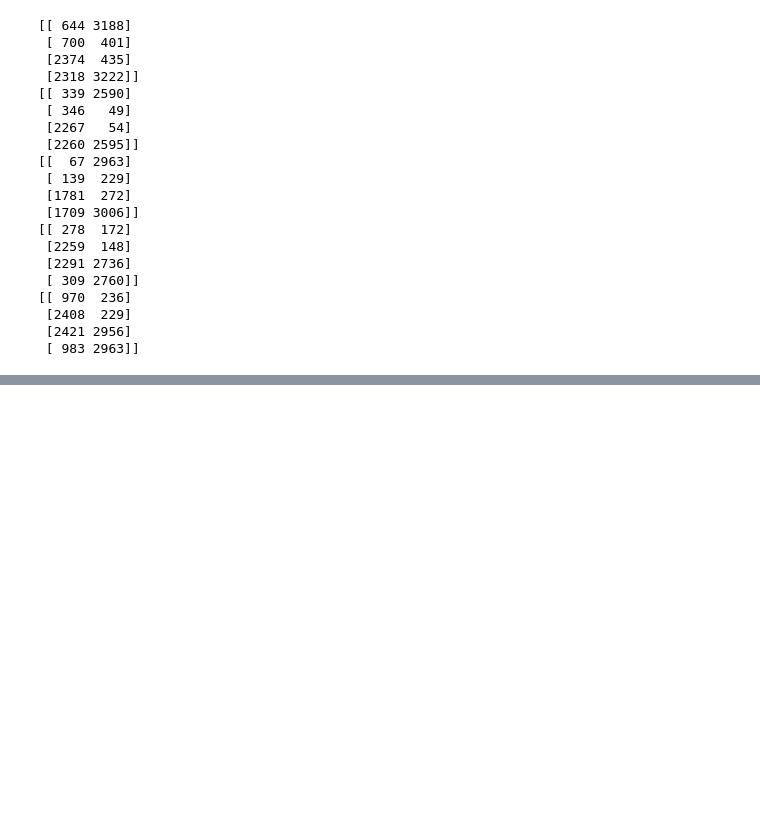
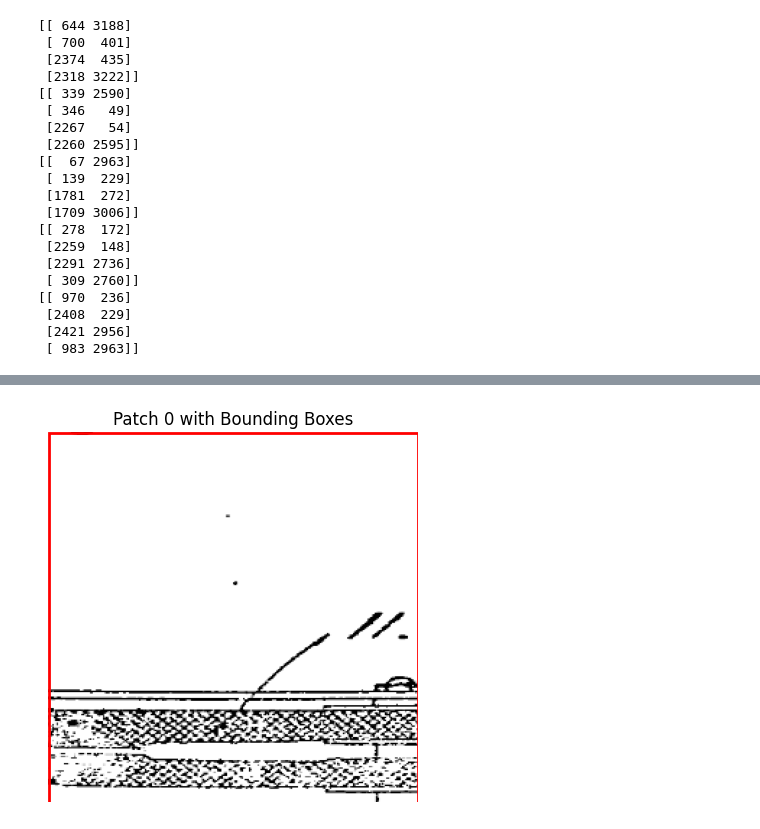
Before and after one commit to hadiyahya11/patent_seg, a Jupyter notebook: 2phases.ipynb, the cells around one changed output, grey strips where cells are left out. Cells and saved outputs as stored; diff of their text form; code cells hidden in the pictures; blank space fills up the shorter version.

```diff
--- a/2phases.ipynb
+++ b/2phases.ipynb
@@ -395,3 +1348,10 @@ for i in gb[:10]:
     cv2.imshow("Hough Lines", clipped_image)
     cv2.waitKey(0)
     cv2.destroyAllWindows()
+# %%
+gb = []
+for i in os.listdir('./preprocessed_imgs/'):
+    if i.__contains__('GB'):
+
+        gb.append(i)
+gb
@@ -397,0 +1451,15 @@ for i in gb[:10]:
+# %%
+# Directory paths
+image_dir = "dataset-dev/plates_png"  # Replace with the directory where your images are stored
+output_patch_dir = "output_patches"  # Where you want to save the image patches
+
+# Create directory to save patches if it doesn't exist
+if not os.path.exists(output_patch_dir):
+    os.makedirs(output_patch_dir)
+
+csv_file_path = 'model_data.csv'  # Replace with your CSV file path
+data = pd.read_csv(csv_file_path)
+
+
+images_names = set(data['image'])
+images_names = list(images_names)
@@ -397,0 +1641,20 @@ for i in gb[:10]:
+# %%
+import matplotlib.patches as patches
+
+def display_patch_with_bbox(patch, bboxes, patch_idx):
+    fig, ax = plt.subplots(1)
+    ax.imshow(cv2.cvtColor(patch, cv2.COLOR_BGR2RGB))
+
+    # Draw bounding boxes
+    for bbox in bboxes:
+        x_min, y_min, x_max, y_max = bbox
+        rect = patches.Rectangle((x_min, y_min), x_max - x_min, y_max - y_min, linewidth=2, edgecolor='r', facecolor='none')
+        ax.add_patch(rect)
+
+    plt.title(f'Patch {patch_idx} with Bounding Boxes')
+    plt.axis('off')
+    plt.show()
+# %%
+display_patch_with_bbox(images[250], bboxes[250], 0)
+# %% [output]
+[figure, added]
```
Also changed, not shown: parts of 43 cells of this notebook, 1 other file.
